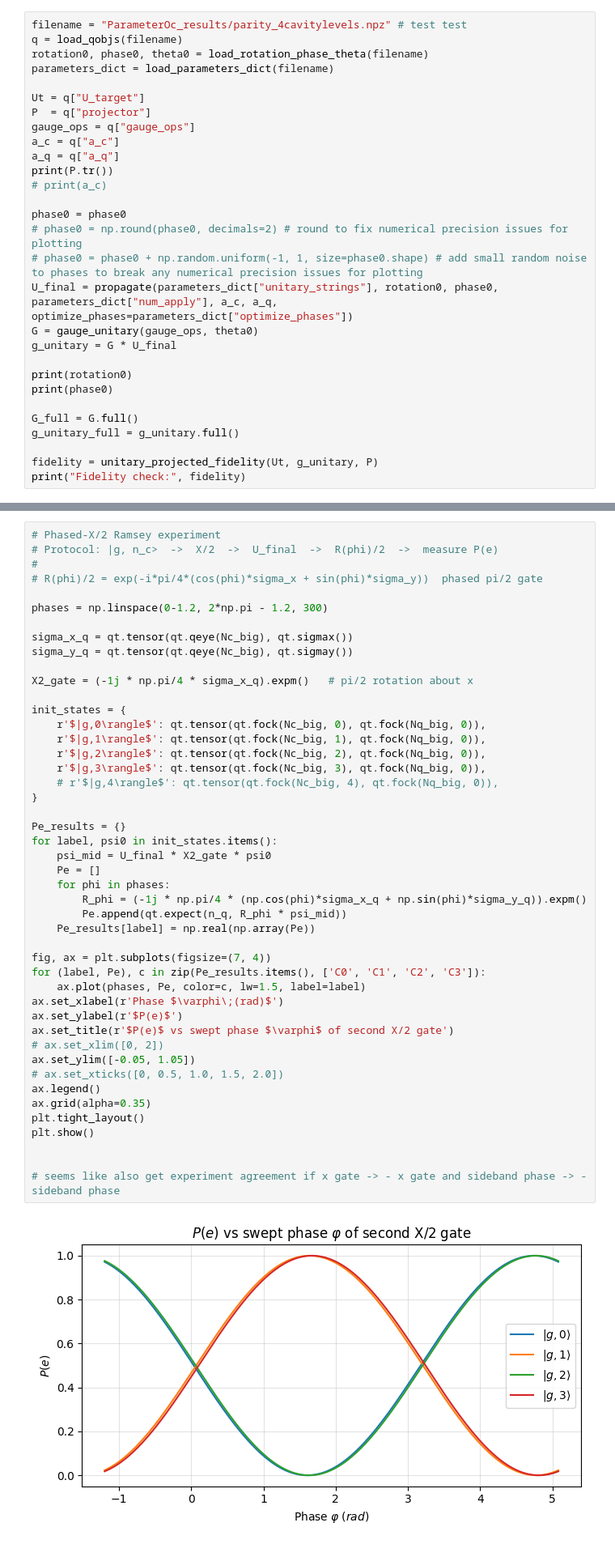
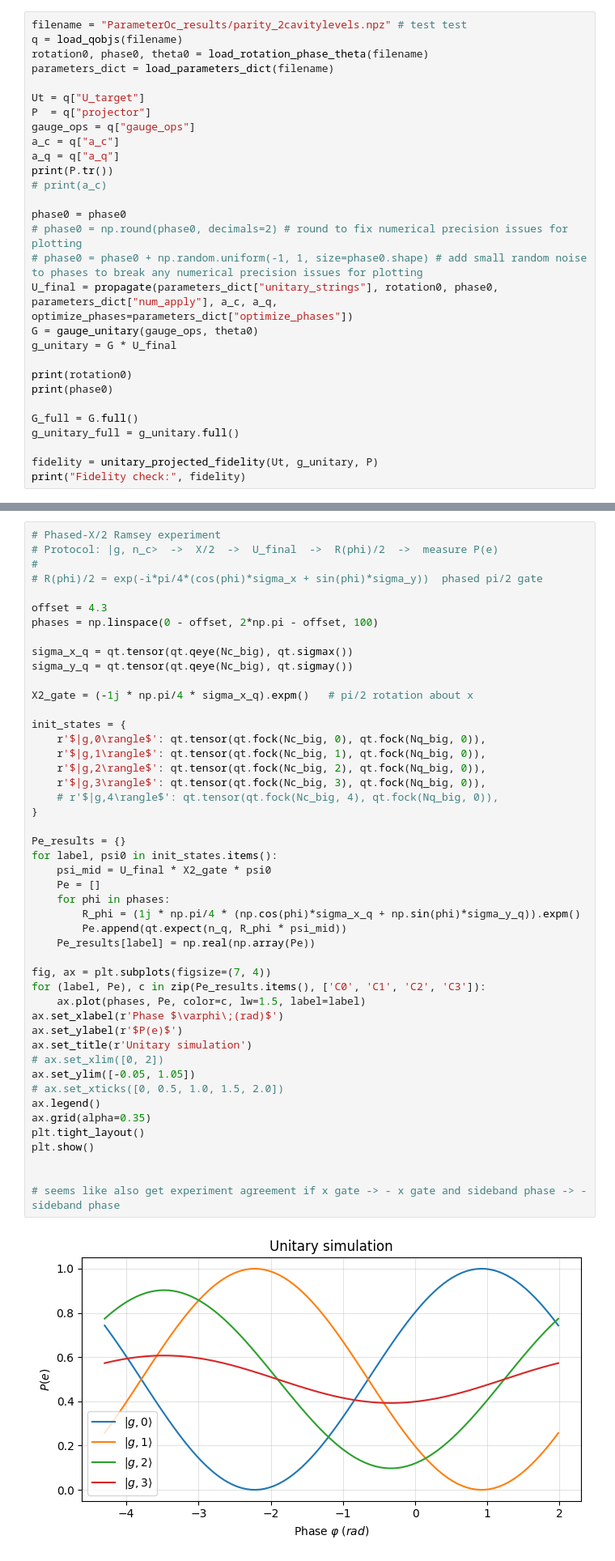
Before and after one commit to TunmayGerg/quantum-simulation-code, a Jupyter notebook: Optimal control/parameter_optimal_control.ipynb, the cells around one changed output, grey strips where cells are left out. Shown at 81% size. Saved outputs shown, nothing was run; the diff lists cells and outputs as text.

```diff
--- a/Optimal control/parameter_optimal_control.ipynb
+++ b/Optimal control/parameter_optimal_control.ipynb
@@ -123,7 +123,7 @@ opt.save_results("ParameterOc_results/parity_4cavitylevels.npz", out)
 # %% [output]
 NameError: name 'opt' is not defined
 # %%
-filename = "ParameterOc_results/parity_4cavitylevels.npz" # test test
+filename = "ParameterOc_results/parity_2cavitylevels.npz" # test test
 q = load_qobjs(filename)
 rotation0, phase0, theta0 = load_rotation_phase_theta(filename)
 parameters_dict = load_parameters_dict(filename)
@@ -164,7 +164,8 @@ Fidelity check: 0.9996550554818028
 #
 # R(phi)/2 = exp(-i*pi/4*(cos(phi)*sigma_x + sin(phi)*sigma_y))  phased pi/2 gate
 
-phases = np.linspace(0-1.2, 2*np.pi - 1.2, 300)
+offset = 4.3
+phases = np.linspace(0 - offset, 2*np.pi - offset, 100)
 
 sigma_x_q = qt.tensor(qt.qeye(Nc_big), qt.sigmax())
 sigma_y_q = qt.tensor(qt.qeye(Nc_big), qt.sigmay())
@@ -176,36 +177,36 @@ init_states = {
     r'$|g,1\rangle$': qt.tensor(qt.fock(Nc_big, 1), qt.fock(Nq_big, 0)),
     r'$|g,2\rangle$': qt.tensor(qt.fock(Nc_big, 2), qt.fock(Nq_big, 0)),
     r'$|g,3\rangle$': qt.tensor(qt.fock(Nc_big, 3), qt.fock(Nq_big, 0)),
     # r'$|g,4\rangle$': qt.tensor(qt.fock(Nc_big, 4), qt.fock(Nq_big, 0)),
 }
 
 Pe_results = {}
 for label, psi0 in init_states.items():
     psi_mid = U_final * X2_gate * psi0
     Pe = []
     for phi in phases:
-        R_phi = (-1j * np.pi/4 * (np.cos(phi)*sigma_x_q + np.sin(phi)*sigma_y_q)).expm()
+        R_phi = (1j * np.pi/4 * (np.cos(phi)*sigma_x_q + np.sin(phi)*sigma_y_q)).expm()
         Pe.append(qt.expect(n_q, R_phi * psi_mid))
     Pe_results[label] = np.real(np.array(Pe))
 
 fig, ax = plt.subplots(figsize=(7, 4))
 for (label, Pe), c in zip(Pe_results.items(), ['C0', 'C1', 'C2', 'C3']):
     ax.plot(phases, Pe, color=c, lw=1.5, label=label)
 ax.set_xlabel(r'Phase $\varphi\;(rad)$')
 ax.set_ylabel(r'$P(e)$')
-ax.set_title(r'$P(e)$ vs swept phase $\varphi$ of second X/2 gate')
+ax.set_title(r'Unitary simulation')
 # ax.set_xlim([0, 2])
 ax.set_ylim([-0.05, 1.05])
 # ax.set_xticks([0, 0.5, 1.0, 1.5, 2.0])
 ax.legend()
 ax.grid(alpha=0.35)
 plt.tight_layout()
 plt.show()
 
 
 # seems like also get experiment agreement if x gate -> - x gate and sideband phase -> -sideband phase
 # %% [output]
-[figure, old version]
+[figure, new version]
 # %%
 # Save theoretical Ramsey curves
 save_path = "ParameterOc_results/ramsey_theory_curves2.npz"
```
Also changed, not shown: parts of 4 cells of this notebook, 27 other files.
